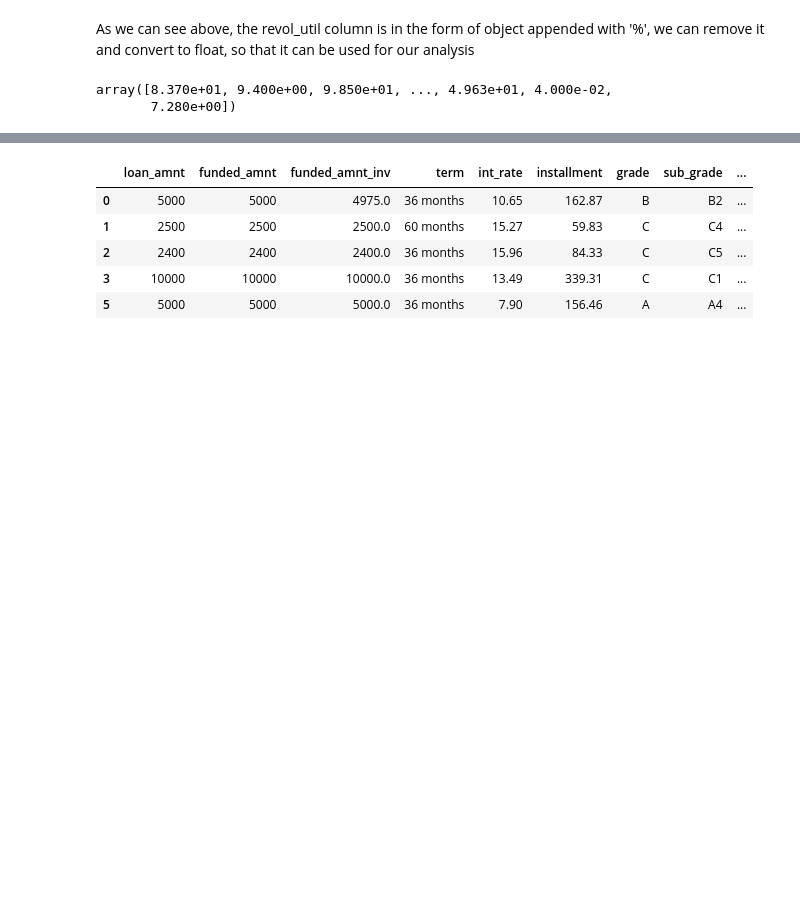
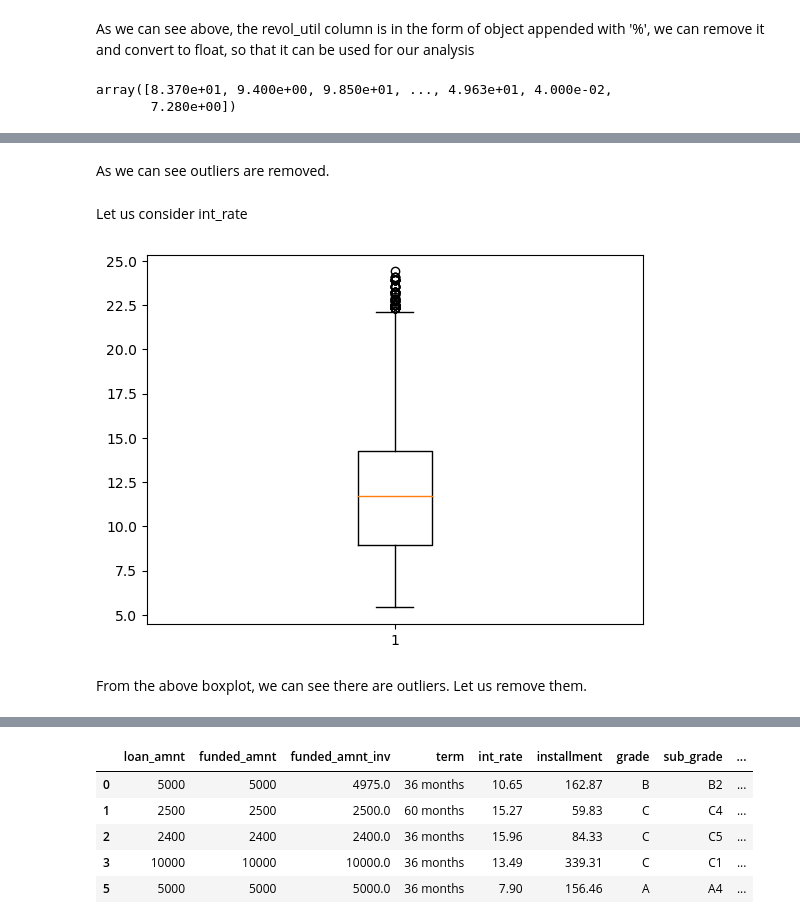
Before and after one commit to shivasaibondugula/LendingClub, a Jupyter notebook: shiva_sai_bondugula.ipynb, the cells around one changed output, grey strips where cells are left out. Cells and saved outputs as stored; diff of their text form; code cells hidden in the pictures; blank space fills up the shorter version.

```diff
--- a/shiva_sai_bondugula.ipynb
+++ b/shiva_sai_bondugula.ipynb
@@ -534,0 +552,11 @@ array([10,  0,  3,  8,  9,  4,  5,  1,  6,  2,  7], dtype=int64)
+# %% [markdown]
+As we can see outliers are removed.
+# %% [markdown]
+Let us consider int_rate
+# %%
+plt.boxplot(loan_data.int_rate)
+plt.show()
+# %% [output]
+[figure, added]
+# %% [markdown]
+From the above boxplot, we can see there are outliers. Let us remove them.
```
Also changed, not shown: parts of 103 cells of this notebook.
